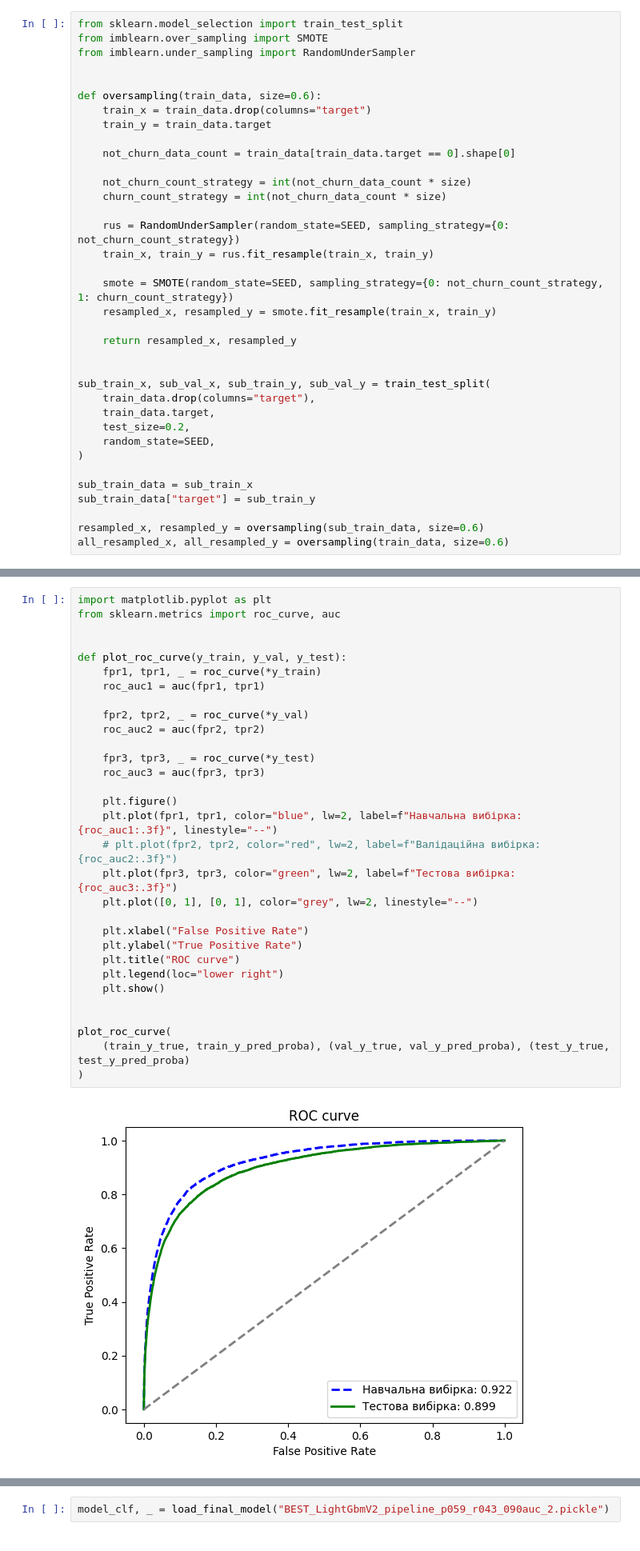
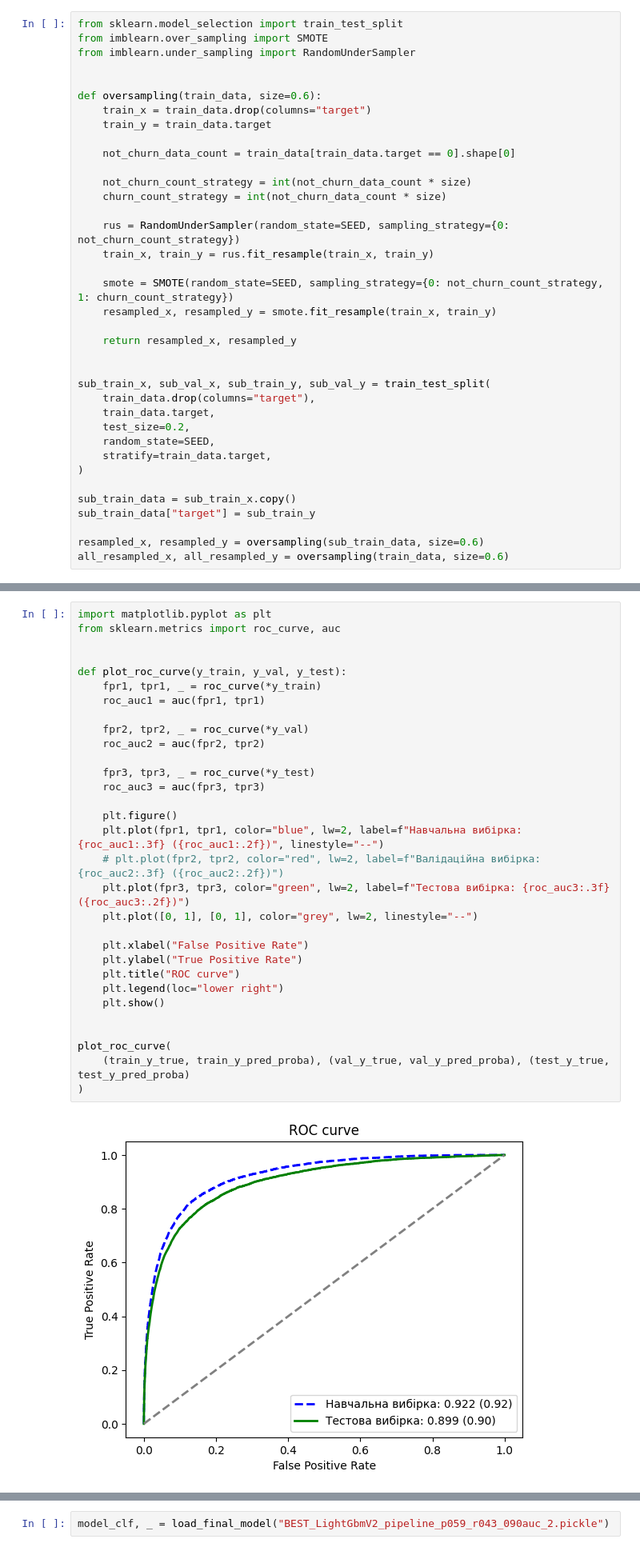
Before and after one commit to bezrukavyi/ML-churn-prediction, a Jupyter notebook: project_pipeline.ipynb, the cells around one changed output, grey strips where cells are left out. Shown at 80% size. Saved outputs shown, nothing was run; the diff lists cells and outputs as text.

```diff
--- a/project_pipeline.ipynb
+++ b/project_pipeline.ipynb
@@ -129,9 +126,10 @@ sub_train_x, sub_val_x, sub_train_y, sub_val_y = train_test_split(
     train_data.target,
     test_size=0.2,
     random_state=SEED,
+    stratify=train_data.target,
 )
 
-sub_train_data = sub_train_x
+sub_train_data = sub_train_x.copy()
 sub_train_data["target"] = sub_train_y
 
 resampled_x, resampled_y = oversampling(sub_train_data, size=0.6)
@@ -236,35 +236,35 @@ weighted avg       0.94      0.94      0.94    150000
 # %%
 import matplotlib.pyplot as plt
 from sklearn.metrics import roc_curve, auc
 
 
 def plot_roc_curve(y_train, y_val, y_test):
     fpr1, tpr1, _ = roc_curve(*y_train)
     roc_auc1 = auc(fpr1, tpr1)
 
     fpr2, tpr2, _ = roc_curve(*y_val)
     roc_auc2 = auc(fpr2, tpr2)
 
     fpr3, tpr3, _ = roc_curve(*y_test)
     roc_auc3 = auc(fpr3, tpr3)
 
     plt.figure()
-    plt.plot(fpr1, tpr1, color="blue", lw=2, label=f"Навчальна вибірка: {roc_auc1:.3f}", linestyle="--")
-    # plt.plot(fpr2, tpr2, color="red", lw=2, label=f"Валідаційна вибірка: {roc_auc2:.3f}")
-    plt.plot(fpr3, tpr3, color="green", lw=2, label=f"Тестова вибірка: {roc_auc3:.3f}")
+    plt.plot(fpr1, tpr1, color="blue", lw=2, label=f"Навчальна вибірка: {roc_auc1:.3f} ({roc_auc1:.2f})", linestyle="--")
+    # plt.plot(fpr2, tpr2, color="red", lw=2, label=f"Валідаційна вибірка: {roc_auc2:.3f} ({roc_auc2:.2f})")
+    plt.plot(fpr3, tpr3, color="green", lw=2, label=f"Тестова вибірка: {roc_auc3:.3f} ({roc_auc3:.2f})")
     plt.plot([0, 1], [0, 1], color="grey", lw=2, linestyle="--")
 
     plt.xlabel("False Positive Rate")
     plt.ylabel("True Positive Rate")
     plt.title("ROC curve")
     plt.legend(loc="lower right")
     plt.show()
 
 
 plot_roc_curve(
     (train_y_true, train_y_pred_proba), (val_y_true, val_y_pred_proba), (test_y_true, test_y_pred_proba)
 )
 # %% [output]
-[figure, old version]
+[figure, new version]
 # %%
 save_final_model(model_cls, "BEST_LightGbmV2_pipeline_p058_r043_0899auc", list(resampled_x.columns))
```
Also changed, not shown: parts of 9 cells of this notebook, 9 other files.
